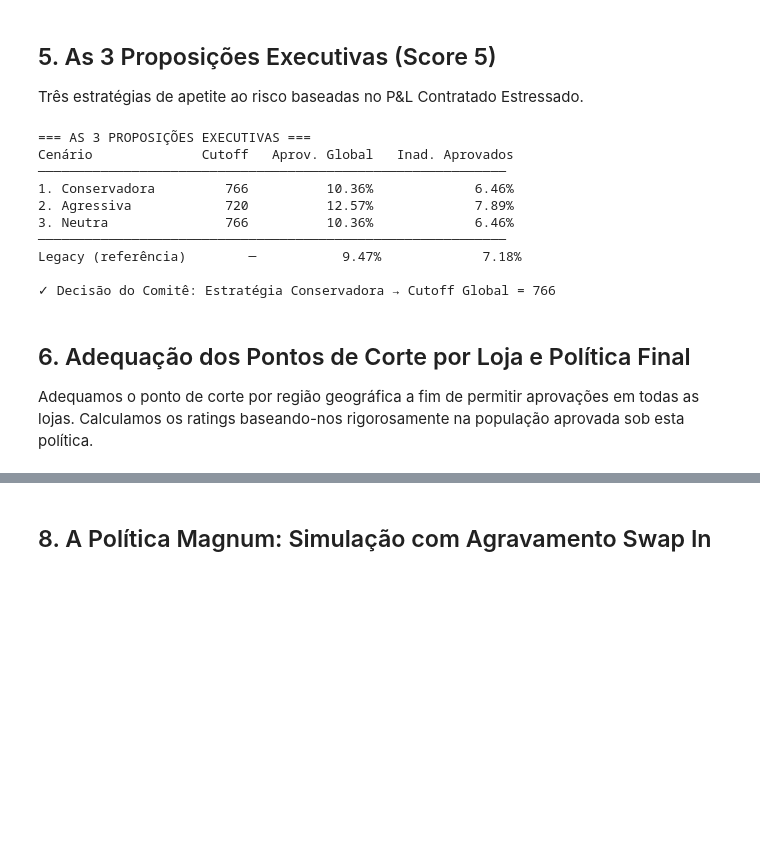
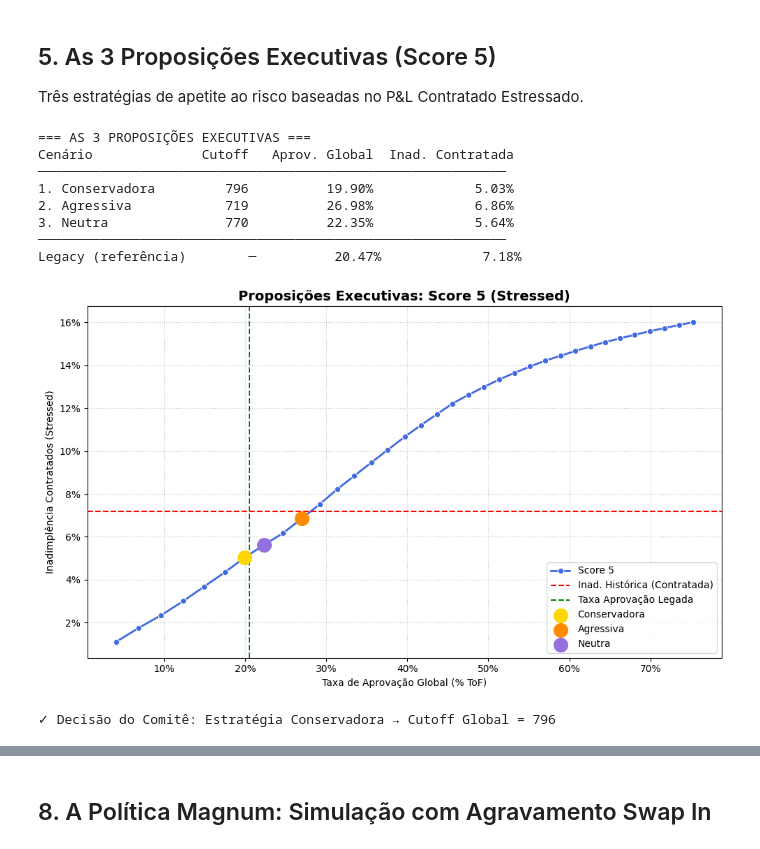
Before and after one commit to matheuspasche/pycreditools, a Jupyter notebook: src/pycreditools/examples/tutorial_masterclass_v14.ipynb, the cells around one changed output, grey strips where cells are left out. Saved outputs shown, nothing was run; the diff lists cells and outputs as text; code cells hidden in the pictures; blank space fills up the shorter version.

```diff
--- a/src/pycreditools/examples/tutorial_masterclass_v14.ipynb
+++ b/src/pycreditools/examples/tutorial_masterclass_v14.ipynb
@@ -291,52 +288,48 @@ Três estratégias de apetite ao risco baseadas no P&L Contratado Estressado.
 # %%
 res_s5 = res_all[res_all["Score_Model"]=="score_5"].copy()
 
-# 1. Conservadora: Mantém a taxa de contratação da carteira legada (~9.58% do ToF)
-pol_cons = res_s5.iloc[(res_s5["approval_rate"] - n_hired/N).abs().argsort()[:1]]
+# 1. Conservadora: Mantém a taxa de aprovação da carteira legada (~20.5% do ToF)
+pol_cons = res_s5.iloc[(res_s5["approval_rate"] - n_aprov/N).abs().argsort()[:1]]
 # 2. Agressiva: Mantém a taxa de inadimplência contratada do legado (~7.18%) sob estresse
 pol_agr  = res_s5.iloc[(res_s5["default_rate"]  - bad_hired).abs().argsort()[:1]]
 # 3. Neutra: Média dos cutoffs das duas estratégias
 mid_cut  = (pol_cons["Cutoff"].iloc[0] + pol_agr["Cutoff"].iloc[0]) / 2
 pol_mid  = res_s5.iloc[(res_s5["Cutoff"] - mid_cut).abs().argsort()[:1]]
 
 CUTOFF_GLOBAL = int(pol_cons["Cutoff"].iloc[0])
 
-header = f"{'Cenário':<18} {'Cutoff':>8} {'Aprov. Global':>15} {'Inad. Aprovados':>17}"
+header = f"{'Cenário':<18} {'Cutoff':>8} {'Aprov. Global':>15} {'Inad. Contratada':>17}"
 print("=== AS 3 PROPOSIÇÕES EXECUTIVAS ===")
 print(header); print("─"*60)
 for label, pol in [("1. Conservadora", pol_cons),("2. Agressiva",pol_agr),("3. Neutra",pol_mid)]:
     print(f"{label:<18} {int(pol['Cutoff'].iloc[0]):>8} "
           f"{pol['approval_rate'].iloc[0]:>15.2%} {pol['default_rate'].iloc[0]:>17.2%}")
 print(f"{'─'*60}")
-print(f"{'Legacy (referência)':<18} {'─':>8} {n_hired/N:>15.2%} {bad_hired:>17.2%}")
+print(f"{'Legacy (referência)':<18} {'─':>8} {n_aprov/N:>15.2%} {bad_hired:>17.2%}")
 
 plt.figure(figsize=(10,6))
 sns.lineplot(data=res_s5, x="approval_rate", y="default_rate",
              marker="o", linewidth=2, color="royalblue", label="Score 5")
-plt.axhline(y=bad_hired, color='r', linestyle='--', linewidth=1.5, label="Inad. Histórica (Hired)")
-plt.axvline(x=n_hired/N,  color='g', linestyle='--', linewidth=1.5, label="Taxa Contratação Legada")
+plt.axhline(y=bad_hired, color='r', linestyle='--', linewidth=1.5, label="Inad. Histórica (Contratada)")
+plt.axvline(x=n_aprov/N,  color='g', linestyle='--', linewidth=1.5, label="Taxa Aprovação Legada")
 for label, pol, cor in [("Conservadora",pol_cons,"gold"),("Agressiva",pol_agr,"darkorange"),("Neutra",pol_mid,"mediumpurple")]:
     plt.scatter(pol["approval_rate"],pol["default_rate"], color=cor, s=200, zorder=6, label=label)
 plt.title("Proposições Executivas: Score 5 (Stressed)", fontsize=14, fontweight='bold')
-plt.xlabel("Taxa de Contratação Global (% ToF)"); plt.ylabel("Inadimplência Contratada (Stressed)")
+plt.xlabel("Taxa de Aprovação Global (% ToF)"); plt.ylabel("Inadimplência Contratados (Stressed)")
 plt.gca().xaxis.set_major_formatter(plt.FuncFormatter(lambda x,_: f'{x:.0%}'))
 plt.gca().yaxis.set_major_formatter(plt.FuncFormatter(lambda y,_: f'{y:.0%}'))
 plt.grid(True, linestyle=':', alpha=0.7); plt.legend(); plt.tight_layout()
 plt.savefig("images/tradeoff_individual.png", dpi=150)
 plt.show()
 print(f"\n✓ Decisão do Comitê: Estratégia Conservadora → Cutoff Global = {CUTOFF_GLOBAL}")
 # %% [output]
 === AS 3 PROPOSIÇÕES EXECUTIVAS ===
-Cenário              Cutoff   Aprov. Global   Inad. Aprovados
+Cenário              Cutoff   Aprov. Global  Inad. Contratada
 ────────────────────────────────────────────────────────────
-1. Conservadora         766          10.36%             6.46%
-2. Agressiva            720          12.57%             7.89%
-3. Neutra               766          10.36%             6.46%
+1. Conservadora         796          19.90%             5.03%
+2. Agressiva            719          26.98%             6.86%
+3. Neutra               770          22.35%             5.64%
 ────────────────────────────────────────────────────────────
-Legacy (referência)        ─           9.47%             7.18%
-
-✓ Decisão do Comitê: Estratégia Conservadora → Cutoff Global = 766
+Legacy (referência)        ─          20.47%             7.18%
+[figure, added]
+✓ Decisão do Comitê: Estratégia Conservadora → Cutoff Global = 796
-# %% [markdown]
-## 6. Adequação dos Pontos de Corte por Loja e Política Final
-Adequamos o ponto de corte por região geográfica a fim de permitir aprovações em todas as lojas.
-Calculamos os ratings baseando-nos rigorosamente na população aprovada sob esta política.
```
Also changed, not shown: parts of 13 cells of this notebook, 16 other files.
